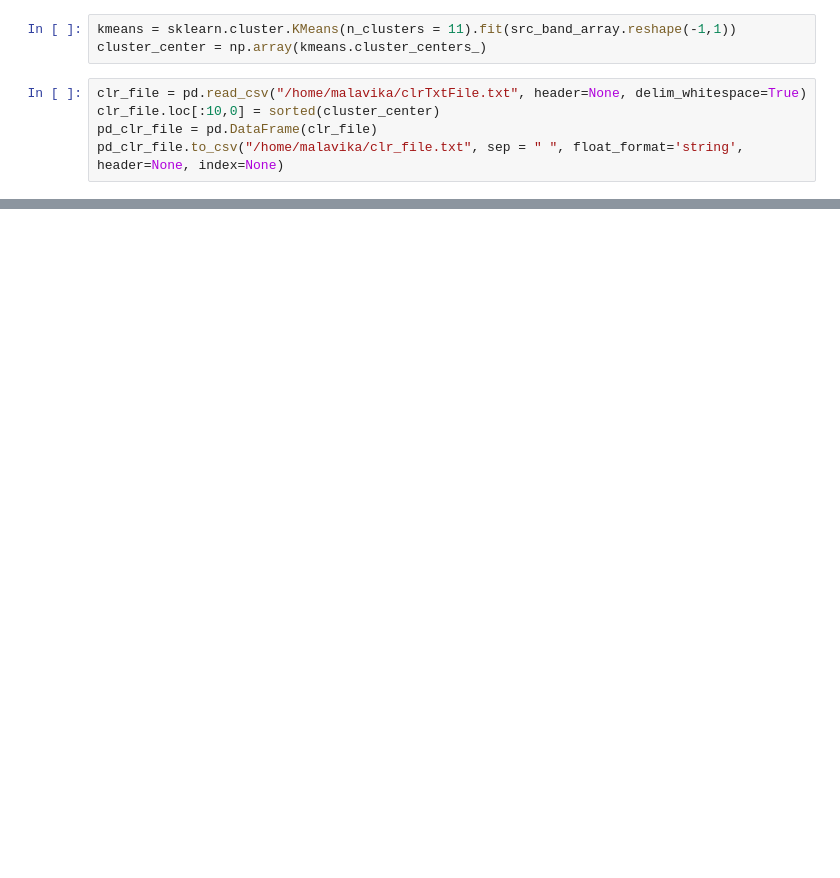
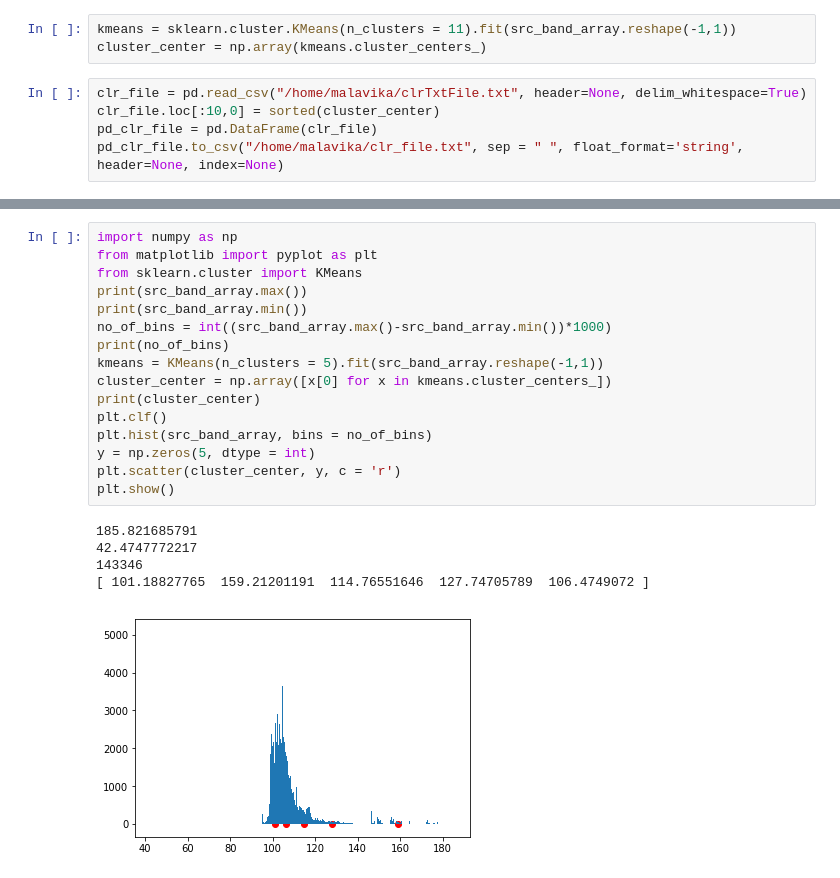
Before and after one commit to makka97/aspecscire, a Jupyter notebook: NormalScenario.ipynb, the cells around one changed output, grey strips where cells are left out. Drawn from its saved outputs; the diff is of its cells as text; blank space fills up the shorter version.

```diff
--- a/NormalScenario.ipynb
+++ b/NormalScenario.ipynb
@@ -38,0 +110,22 @@ The history saving thread hit an unexpected error (OperationalError('database or
+# %%
+import numpy as np
+from matplotlib import pyplot as plt
+from sklearn.cluster import KMeans
+print(src_band_array.max())
+print(src_band_array.min())
+no_of_bins = int((src_band_array.max()-src_band_array.min())*1000)
+print(no_of_bins)
+kmeans = KMeans(n_clusters = 5).fit(src_band_array.reshape(-1,1))
+cluster_center = np.array([x[0] for x in kmeans.cluster_centers_])
+print(cluster_center)
+plt.clf()
+plt.hist(src_band_array, bins = no_of_bins)
+y = np.zeros(5, dtype = int)
+plt.scatter(cluster_center, y, c = 'r')
+plt.show()
+# %% [output]
+185.821685791
+42.4747772217
+143346
+[ 101.18827765  159.21201191  114.76551646  127.74705789  106.4749072 ]
+[figure, added]
```
Also changed, not shown: parts of 6 cells of this notebook, 7 other files.
